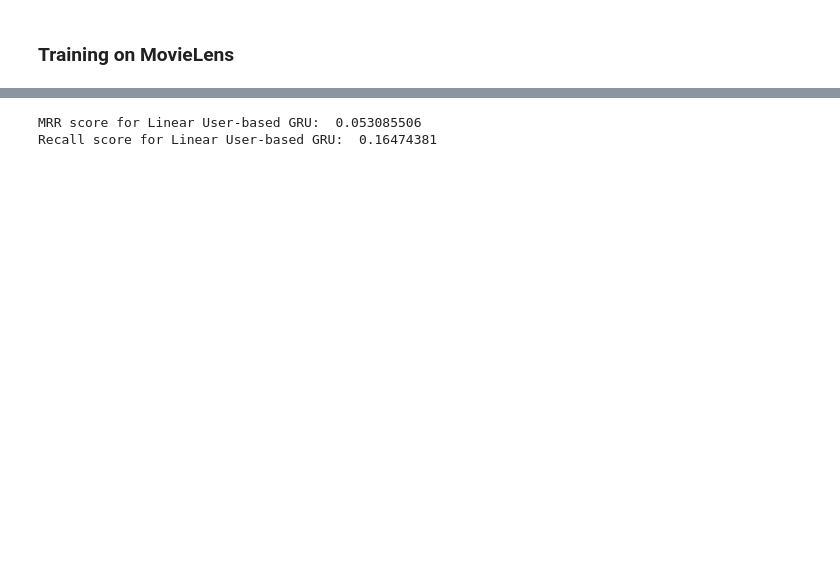
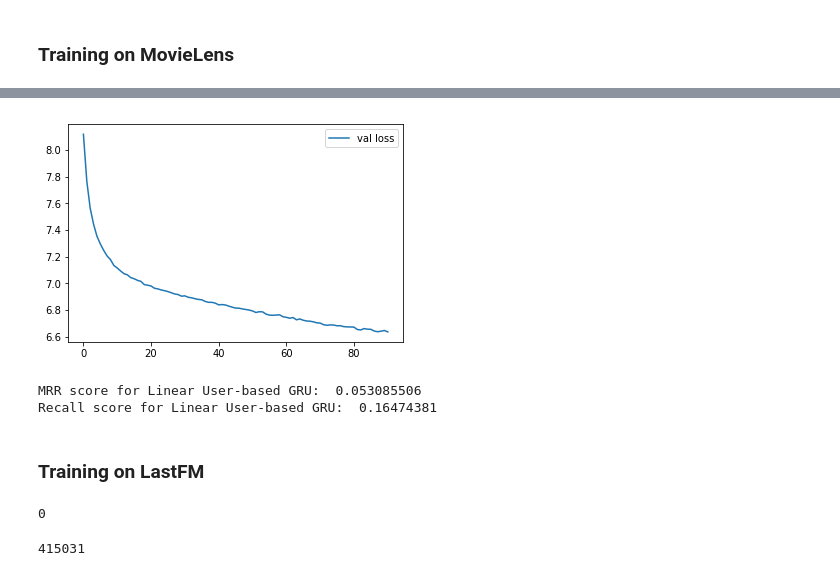
Before and after one commit to enuzhin/SeqRecSys, a Jupyter notebook: main.ipynb, the cells around one changed output, grey strips where cells are left out. Drawn from its saved outputs; the diff is of its cells as text; code cells hidden in the pictures; blank space fills up the shorter version.

```diff
--- a/main.ipynb
+++ b/main.ipynb
@@ -175,11 +404,10 @@ Done.
 # %%
-
-train_items = np.load("train_items.npy")
-train_mask = np.load("train_mask.npy")
-train_users = np.load("train_users.npy")
-val_items = np.load("val_items.npy")
-val_mask = np.load("val_mask.npy")
-val_users = np.load("val_users.npy")
-test_items = np.load("test_items.npy")
-test_mask = np.load("test_mask.npy")
-test_users = np.load("test_users.npy")
+ml_train_items = np.load("ml_train_items.npy")
+ml_train_mask = np.load("ml_train_mask.npy")
+ml_train_users = np.load("ml_train_users.npy")
+ml_val_items = np.load("ml_val_items.npy")
+ml_val_mask = np.load("ml_val_mask.npy")
+ml_val_users = np.load("ml_val_users.npy")
+ml_test_items = np.load("ml_test_items.npy")
+ml_test_mask = np.load("ml_test_mask.npy")
+ml_test_users = np.load("ml_test_users.npy")
@@ -194,10 +473,9 @@ gc.collect()
 # %%
-
-device = torch.device("cuda:0" if torch.cuda.is_available() else "cpu")
+device = torch.device("cuda:2" if torch.cuda.is_available() else "cpu")
 # device = torch.device("cpu")
-n_users = int(test_users.max()+1)
-n_items = int(np.max([train_items.max()+1,val_items.max()+1,test_items.max()])+1)
-network = LinearGRU(n_users=n_users,n_items=n_items).to(device)
+n_users = int(ml_test_users.max()+1)
+n_items = int(np.max([ml_train_items.max()+1,ml_val_items.max()+1,ml_test_items.max()])+1)
+network = MHLinearGRU(n_users=n_users,n_items=n_items).to(device)
 # %%
 import torch.utils.data
 opt = torch.optim.Adam(network.parameters(),lr =0.001)
@@ -206,10 +484,14 @@ history = []
 
 train_loader = torch.utils.data.DataLoader(\
             torch.utils.data.TensorDataset(\
-            *(torch.LongTensor(train_users),torch.LongTensor(train_items),torch.FloatTensor(train_mask))),\
-            batch_size=100,shuffle=True)
+            *(torch.LongTensor(ml_train_users),torch.LongTensor(ml_train_items),torch.FloatTensor(ml_train_mask))),\
+            batch_size=1000,shuffle=True)
 
 val_loader = torch.utils.data.DataLoader(\
             torch.utils.data.TensorDataset(\
-            *(torch.LongTensor(val_users),torch.LongTensor(val_items),torch.FloatTensor(val_mask))),\
-            batch_size=100,shuffle=True)
+            *(torch.LongTensor(ml_val_users),torch.LongTensor(ml_val_items),torch.FloatTensor(ml_val_mask))),\
+            batch_size=1000,shuffle=True)
+test_loader = torch.utils.data.DataLoader(\
+            torch.utils.data.TensorDataset(\
+            *(torch.LongTensor(ml_test_users),torch.LongTensor(ml_test_items),torch.FloatTensor(ml_test_mask))),\
+            batch_size=1000,shuffle=True)
@@ -216,3 +500,5 @@ val_loader = torch.utils.data.DataLoader(\
+# %%
+network = torch.load("network.p")
 # %%
 import torch.utils.data
 from IPython.display import clear_output
@@ -289,0 +578,4 @@ KeyboardInterrupt:
+# %%
+train_network(network,train_loader,val_loader)
+# %% [output]
+[figure, added]
@@ -348,3 +642,15 @@ print("Recall score for Linear User-based GRU: ",linear_recall_score)
 # %% [output]
 MRR score for Linear User-based GRU:  0.053085506
 Recall score for Linear User-based GRU:  0.16474381
+# %% [markdown]
+### Training on LastFM
+# %%
+import gc
+torch.cuda.empty_cache()
+gc.collect()
+# %% [output]
+0
+# %%
+int(np.max([lf_train_items.max()+1,lf_val_items.max()+1,lf_test_items.max()])+1)
+# %% [output]
+415031
```
Also changed, not shown: parts of 33 cells of this notebook, 1 other file.
